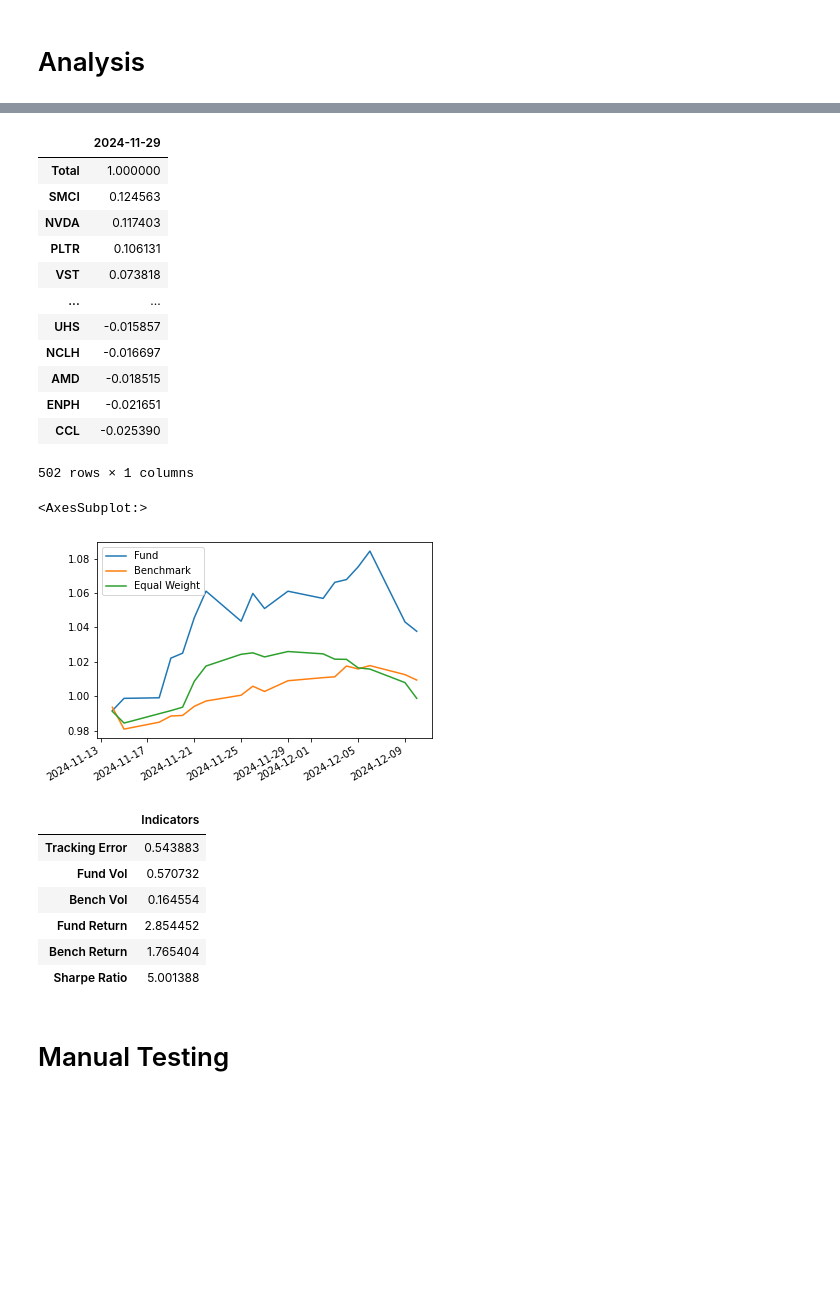
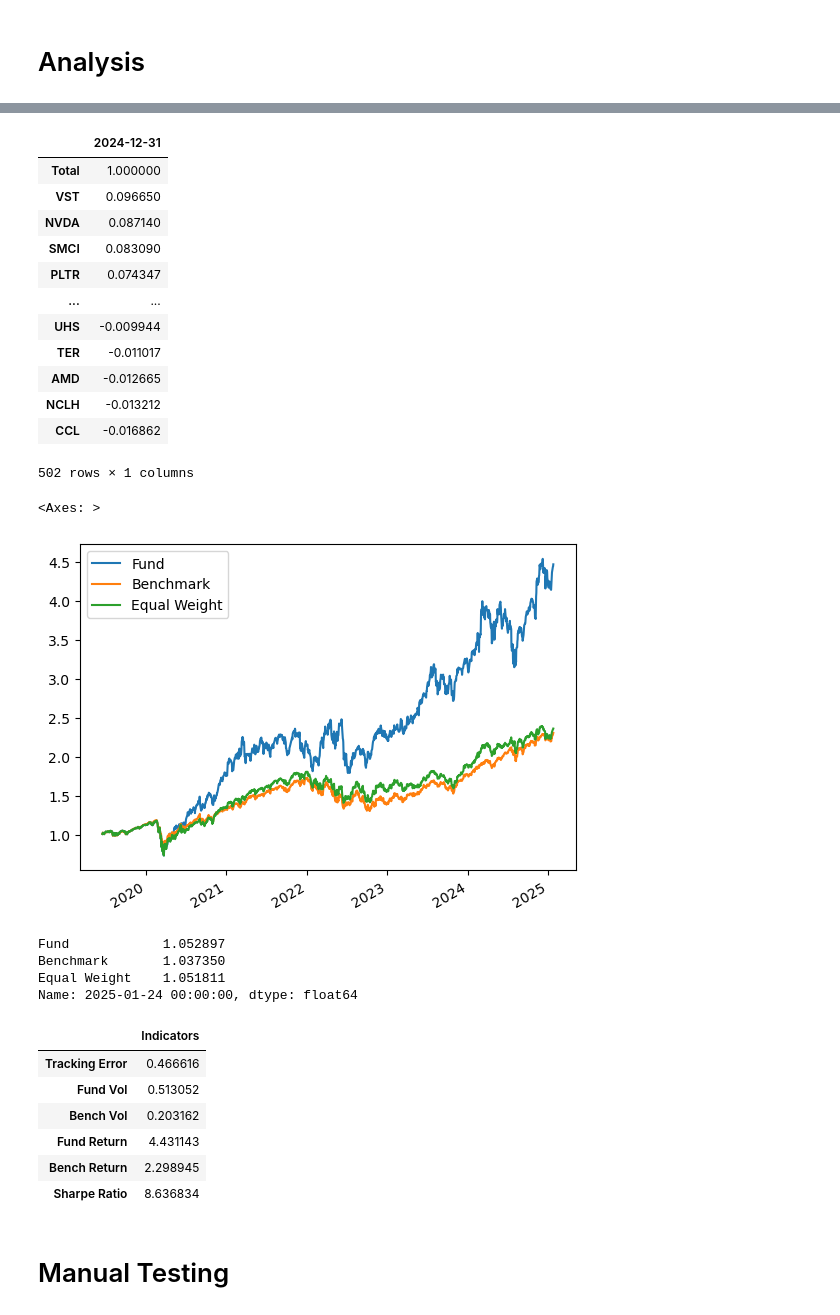
Before and after one commit to niroojane/Equity-Analysis, a Jupyter notebook: S&P500 Analysis.ipynb, the cells around one changed output, grey strips where cells are left out. Drawn from its saved outputs; the diff is of its cells as text; code cells hidden in the pictures; blank space fills up the shorter version.

```diff
--- a/S&P500 Analysis.ipynb
+++ b/S&P500 Analysis.ipynb
@@ -158,0 +142,12 @@ sp500=get_close(['SPY'],start=analysis_start_date,end=end_date)
+# %%
+url = "https://en.wikipedia.org/wiki/List_of_S%26P_500_companies"
+table = pd.read_html(url)
+df = table[0]
+tickers=df['Symbol'].tolist()
+
+end_date = datetime.datetime.now().strftime("%Y-%m-%d")
+start_date = (datetime.datetime(2019,6,15)).strftime("%Y-%m-%d")
+#analysis_start_date = (datetime.datetime.now() - datetime.timedelta(days=365*4)).strftime("%Y-%m-%d")
+
+dataframe=get_close(tickers,start=start_date,end=end_date)
+dataframe.index=pd.to_datetime(dataframe.index)
@@ -159,3 +157,5 @@ sp500=get_close(['SPY'],start=analysis_start_date,end=end_date)
+# %%
+sp500=get_close(['SPY'],start=start_date,end=end_date)
 # %% [markdown]
 # Analysis
 # %%
@@ -184,5 +164,5 @@ dates_end
 # %%
-portfolio,tracking=get_portfolios(investment_amount=100,dataframe=dataframe,numbers_of_stocks=15,weight_dict=weight_dict,
+portfolio,tracking=get_portfolios(investment_amount=100,dataframe=dataframe,numbers_of_stocks=20,weight_dict=weight_dict,
                                   mrat_weights=mrat_weights,dates_end=dates_end,
                                   transaction_fee=0.005)
 # %% [output]
@@ -245,18 +225,18 @@ pnl_amount=pd.DataFrame(pnl.iloc[-1].sort_values(ascending=False))
 # %%
 pnl_contrib
 # %% [output]
-|  | 2024-11-29 |
+|  | 2024-12-31 |
 | Total | 1.000000 |
-| SMCI | 0.124563 |
-| NVDA | 0.117403 |
-| PLTR | 0.106131 |
-| VST | 0.073818 |
+| VST | 0.096650 |
+| NVDA | 0.087140 |
+| SMCI | 0.083090 |
+| PLTR | 0.074347 |
 | ... | ... |
-| UHS | -0.015857 |
-| NCLH | -0.016697 |
-| AMD | -0.018515 |
-| ENPH | -0.021651 |
-| CCL | -0.025390 |
+| UHS | -0.009944 |
+| TER | -0.011017 |
+| AMD | -0.012665 |
+| NCLH | -0.013212 |
+| CCL | -0.016862 |
 502 rows × 1 columns
 # %%
 historical_portfolio=pd.DataFrame()
@@ -266,11 +246,11 @@ for key in portfolio.keys():
 # %%
 performance['Fund']=historical_portfolio.sum(axis=1)
 performance['Benchmark']=sp500
 performance['Equal Weight']=equal_weight.sum(axis=1)
 performance_pct=performance.copy()
 performance_pct=performance_pct.pct_change()
 
-(1+performance_pct.iloc[-20:-2]).cumprod().plot()
+(1+performance_pct.iloc[:-2]).cumprod().plot()
 # %% [output]
-<AxesSubplot:>
+<Axes: >
-[figure, old version]
+[figure, new version]
@@ -284,0 +257,7 @@ metrics['Sharpe Ratio']=metrics['Fund Return']/metrics['Fund Vol']
+# %%
+(1+performance_pct.loc['2025-01']).cumprod().iloc[-2]
+# %% [output]
+Fund            1.052897
+Benchmark       1.037350
+Equal Weight    1.051811
+Name: 2025-01-24 00:00:00, dtype: float64
@@ -287,12 +274,12 @@ indicators=pd.DataFrame(metrics.values(),index=metrics.keys(),columns=['Indicato
 indicators
 # %% [output]
 |  | Indicators |
-| Tracking Error | 0.543883 |
-| Fund Vol | 0.570732 |
-| Bench Vol | 0.164554 |
-| Fund Return | 2.854452 |
-| Bench Return | 1.765404 |
-| Sharpe Ratio | 5.001388 |
+| Tracking Error | 0.466616 |
+| Fund Vol | 0.513052 |
+| Bench Vol | 0.203162 |
+| Fund Return | 4.431143 |
+| Bench Return | 2.298945 |
+| Sharpe Ratio | 8.636834 |
 # %% [markdown]
 # Manual Testing
 # %% [markdown]
```
Also changed, not shown: parts of 8 cells of this notebook.
